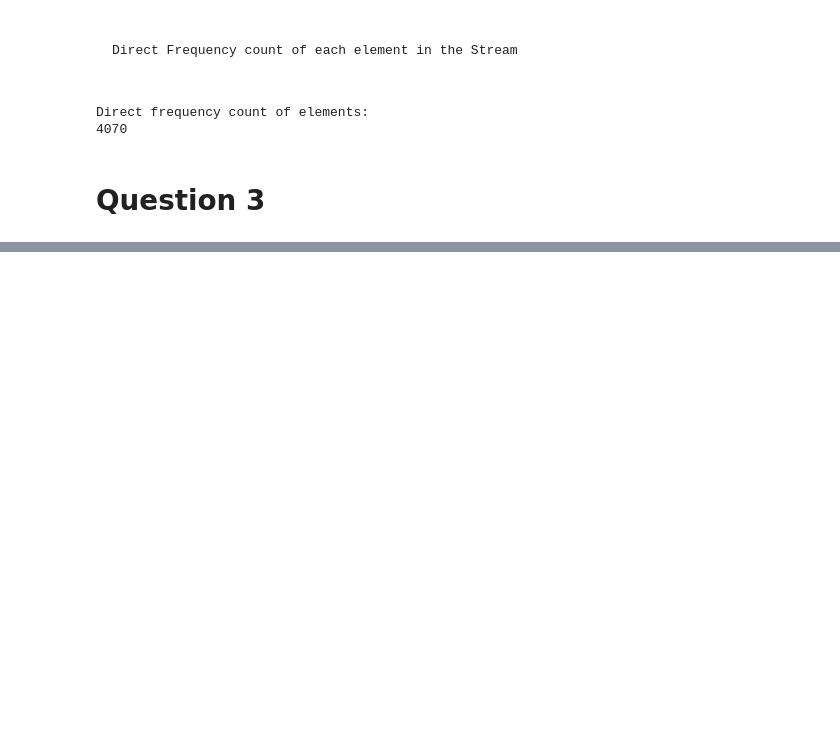
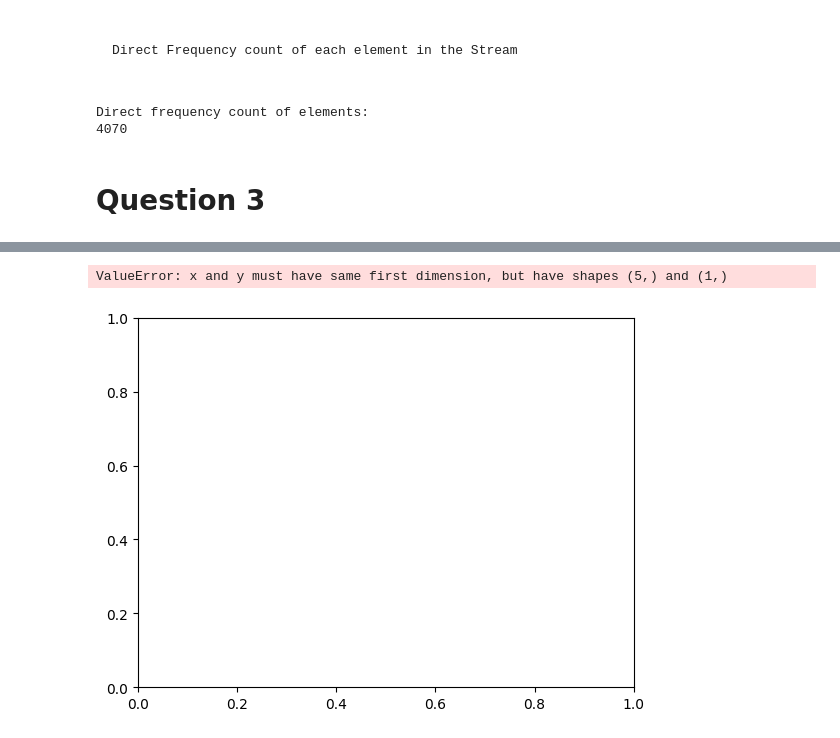
Before and after one commit to ArhanJain707/DataScience-Assignment-1, a Jupyter notebook: main.ipynb, the cells around one changed output, grey strips where cells are left out. Drawn from its saved outputs; the diff is of its cells as text; code cells hidden in the pictures; blank space fills up the shorter version.

```diff
--- a/main.ipynb
+++ b/main.ipynb
@@ -250,0 +461,47 @@ plt.show()
+# %%
+loss = []
+# takes a lot of time, need to optimize
+for X in [25, 50, 100, 200, 500]:
+    loss.extend([[]])
+    for j in tqdm(range(5)):
+        s = 3
+        M = np.zeros((X, N))
+        for i in range(X):
+            for j in range(N):
+                r = np.random.rand()
+                if r < 1/(2*s):
+                    M[i, j] = np.sqrt(s)
+                elif r < 1 - 1/(2*s):
+                    M[i, j] = 0
+                else:
+                    M[i, j] = -np.sqrt(s)
+        E = M @ DATA
+        Z = M @ YLABEL
+
+        lE = LinearRegression()
+        lE.fit(E, Z)
+        A = lE.coef_
+
+        lDATA = LinearRegression()
+        lDATA.fit(DATA, YLABEL)
+        B = lDATA.coef_
+
+        LossA = Losses(DATA, YLABEL, A)
+        LossB = Losses(DATA, YLABEL, B)
+        loss[-1].append((LossA, LossB))
+
+for i in range(len(loss)):
+    for j in range(5):
+        print(f'x = {(i+1)*5} Loss(A) : {loss[i][j][0]}, Loss(B) : {loss[i][j][1]}')
+# %%
+m_loss_A = [np.mean([i[0] for i in ll]) for ll in loss]
+m_loss_B = [np.mean([i[1] for i in ll]) for ll in loss]
+plt.plot([5, 10, 15, 20, 25], m_loss_A, label='Cost A')
+plt.plot([5, 10, 15, 20, 25], m_loss_B, label='Cost B')
+plt.xlabel('X')
+plt.ylabel('Mean Cost')
+plt.legend()
+plt.show()
+# %% [output]
+ValueError: x and y must have same first dimension, but have shapes (5,) and (1,)
+[figure, added]
```
Also changed, not shown: parts of 13 cells of this notebook, 1 other file.
